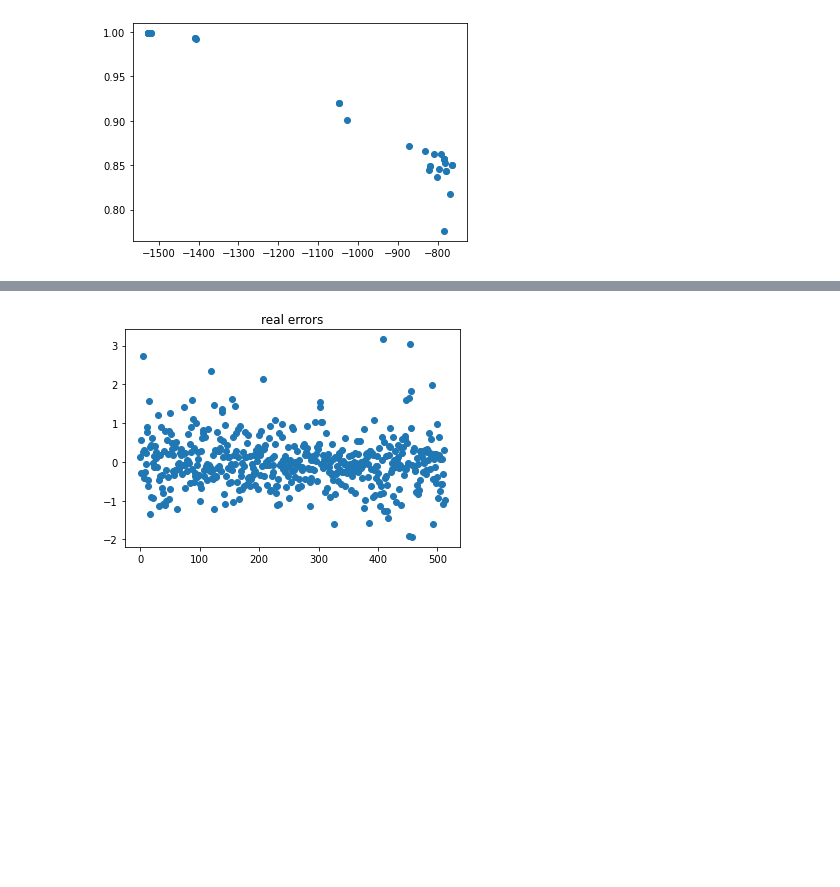
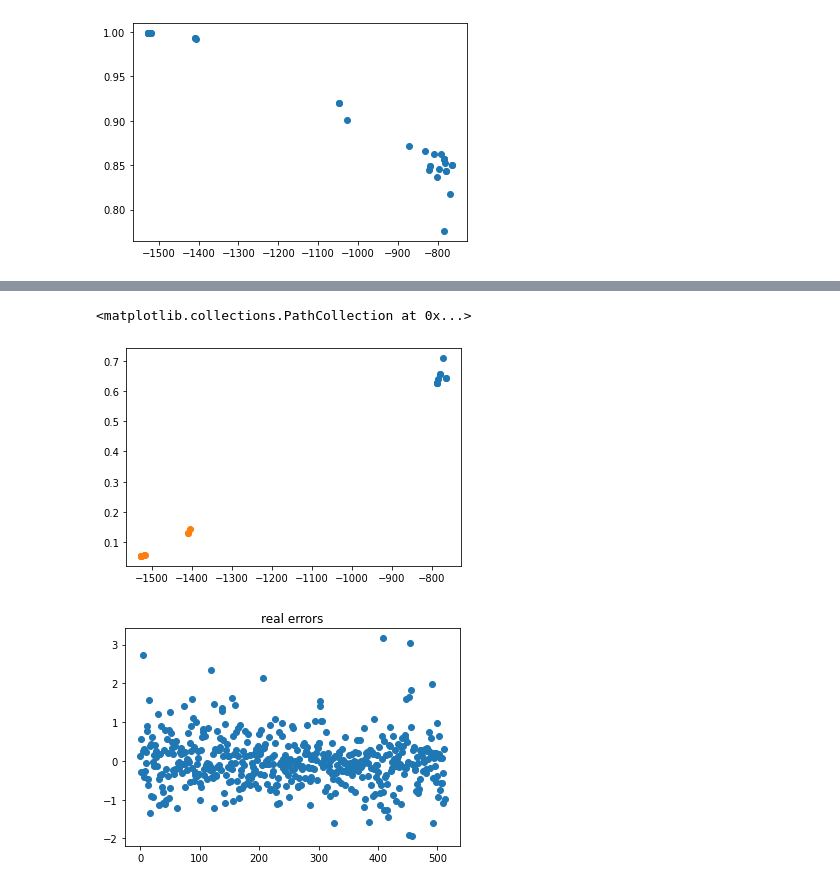
Before and after one commit to lbl-camera/HGDL, a Jupyter notebook: paper/bio/reading_results.ipynb, the cells around one changed output, grey strips where cells are left out. Drawn from its saved outputs; the diff is of its cells as text; code cells hidden in the pictures; blank space fills up the shorter version.

```diff
--- a/paper/bio/reading_results.ipynb
+++ b/paper/bio/reading_results.ipynb
@@ -66,3 +82,9 @@ plt.scatter(np.array([x.log_marginal_likelihood_value_ for x in GPs]), np.array(
+# %%
+plt.scatter(np.array([x.log_marginal_likelihood_value_ for x in GPs])[:10], np.array([np.std(z.predict(X,return_std=True)[0]-y) for z in GPs])[:10])
+plt.scatter(np.array([x.log_marginal_likelihood_value_ for x in GPs])[-10:], np.array([np.std(z.predict(X,return_std=True)[0]-y) for z in GPs])[-10:])
+# %% [output]
+<matplotlib.collections.PathCollection at 0x...>
+[figure, added]
 # %%
 tmp = GPs[0]
 y_pred, std_pred = tmp.predict(X, return_std=True)
```
Also changed, not shown: parts of 3 cells of this notebook, 14 other files.
